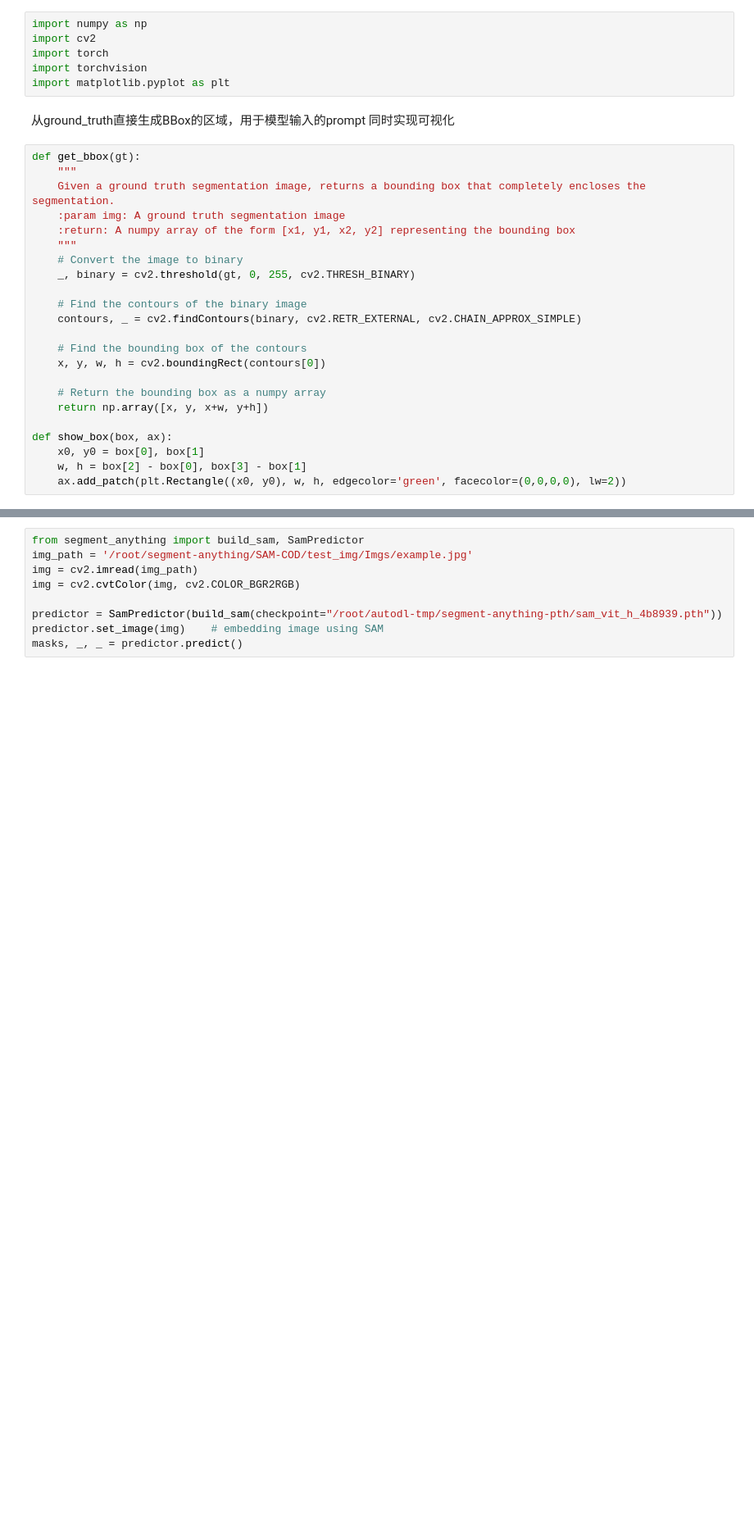
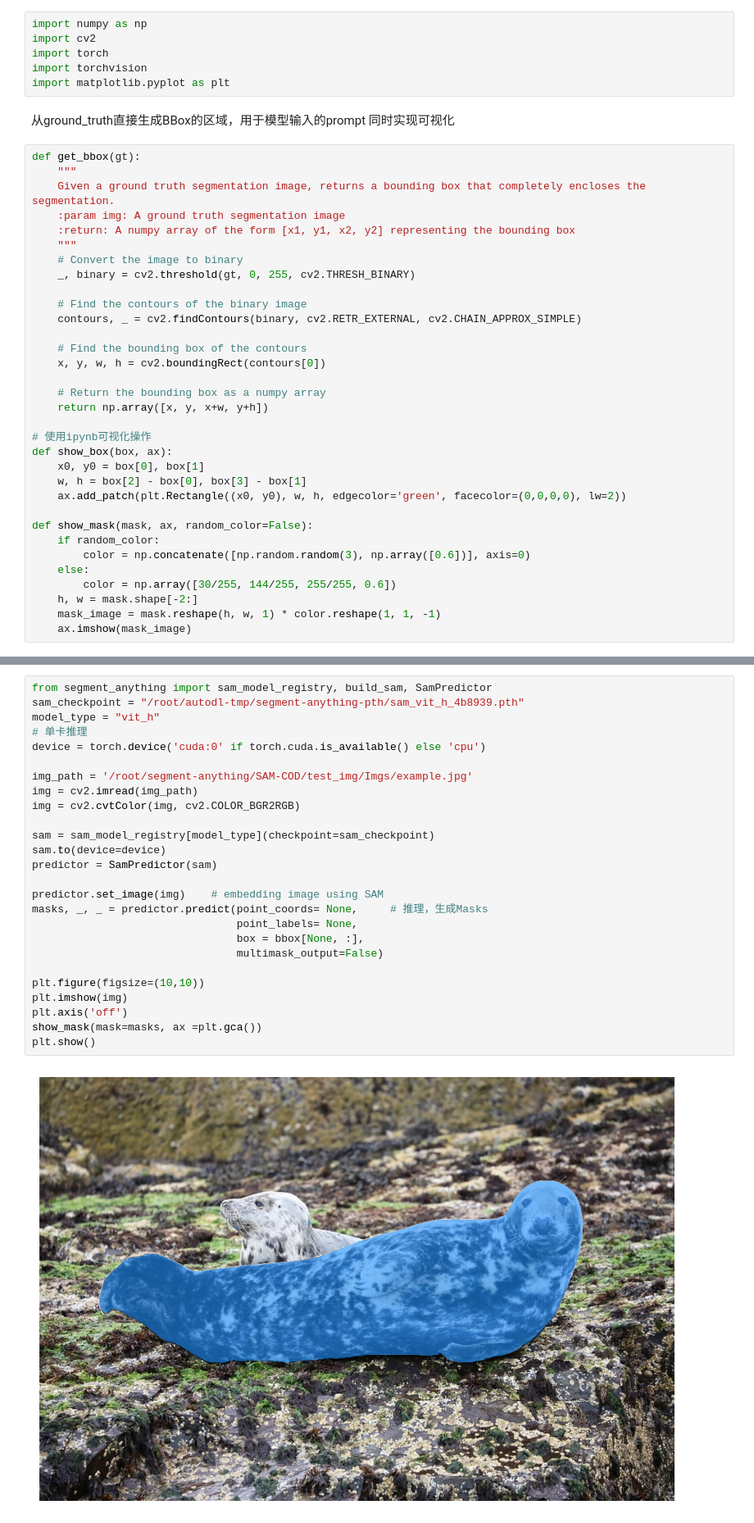
Before and after one commit to Matthew-Hu-cmd/SAM-COD, a Jupyter notebook: test_cod.ipynb, the cells around one changed output, grey strips where cells are left out. Shown at 82% size. Drawn from its saved outputs; the diff is of its cells as text; blank space fills up the shorter version.

Commit message:
mask->bbox assegment-anything的prompt输入

```diff
--- a/test_cod.ipynb
+++ b/test_cod.ipynb
@@ -28,10 +29,20 @@ def get_bbox(gt):
     # Return the bounding box as a numpy array
     return np.array([x, y, x+w, y+h])
 
+# 使用ipynb可视化操作
 def show_box(box, ax):
     x0, y0 = box[0], box[1]
     w, h = box[2] - box[0], box[3] - box[1]
     ax.add_patch(plt.Rectangle((x0, y0), w, h, edgecolor='green', facecolor=(0,0,0,0), lw=2))
+
+def show_mask(mask, ax, random_color=False):
+    if random_color:
+        color = np.concatenate([np.random.random(3), np.array([0.6])], axis=0)
+    else:
+        color = np.array([30/255, 144/255, 255/255, 0.6])
+    h, w = mask.shape[-2:]
+    mask_image = mask.reshape(h, w, 1) * color.reshape(1, 1, -1)
+    ax.imshow(mask_image)
 # %%
 # testing code for single-pic bbox generation
 gt_path = '/root/segment-anything/SAM-COD/test_img/GT/example.png'
@@ -48,9 +63,28 @@ plt.show()
 # %%
-from segment_anything import build_sam, SamPredictor
+from segment_anything import sam_model_registry, build_sam, SamPredictor
+sam_checkpoint = "/root/autodl-tmp/segment-anything-pth/sam_vit_h_4b8939.pth"
+model_type = "vit_h"
+# 单卡推理
+device = torch.device('cuda:0' if torch.cuda.is_available() else 'cpu')
+
 img_path = '/root/segment-anything/SAM-COD/test_img/Imgs/example.jpg'
 img = cv2.imread(img_path)
 img = cv2.cvtColor(img, cv2.COLOR_BGR2RGB)
 
-predictor = SamPredictor(build_sam(checkpoint="/root/autodl-tmp/segment-anything-pth/sam_vit_h_4b8939.pth"))
+sam = sam_model_registry[model_type](checkpoint=sam_checkpoint)
+sam.to(device=device)
+predictor = SamPredictor(sam)
+
 predictor.set_image(img)    # embedding image using SAM
-masks, _, _ = predictor.predict()
+masks, _, _ = predictor.predict(point_coords= None,     # 推理，生成Masks
+                                point_labels= None,
+                                box = bbox[None, :],
+                                multimask_output=False)
+
+plt.figure(figsize=(10,10))
+plt.imshow(img)
+plt.axis('off')
+show_mask(mask=masks, ax =plt.gca())
+plt.show()
+# %% [output]
+[figure, added]
```
Also changed, not shown: parts of 5 cells of this notebook.
